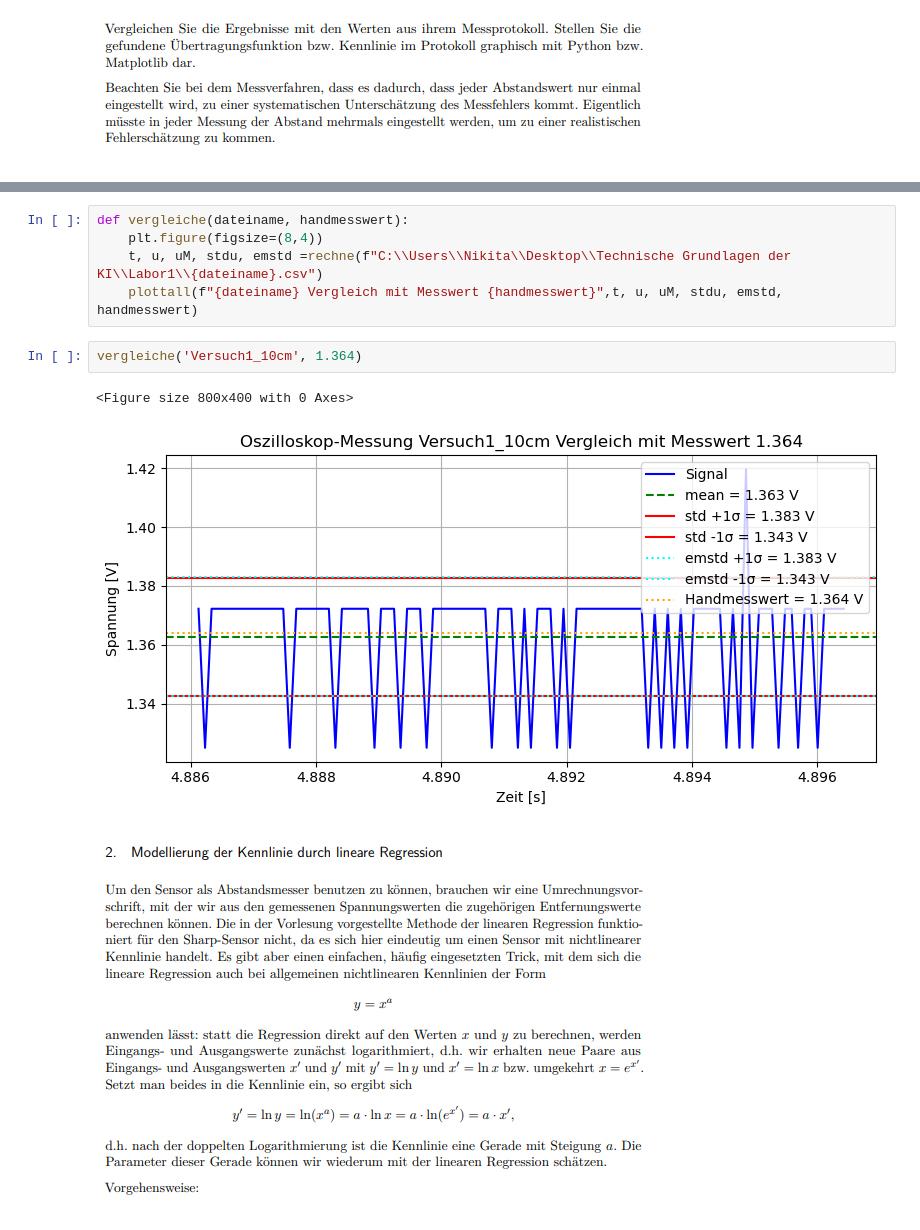
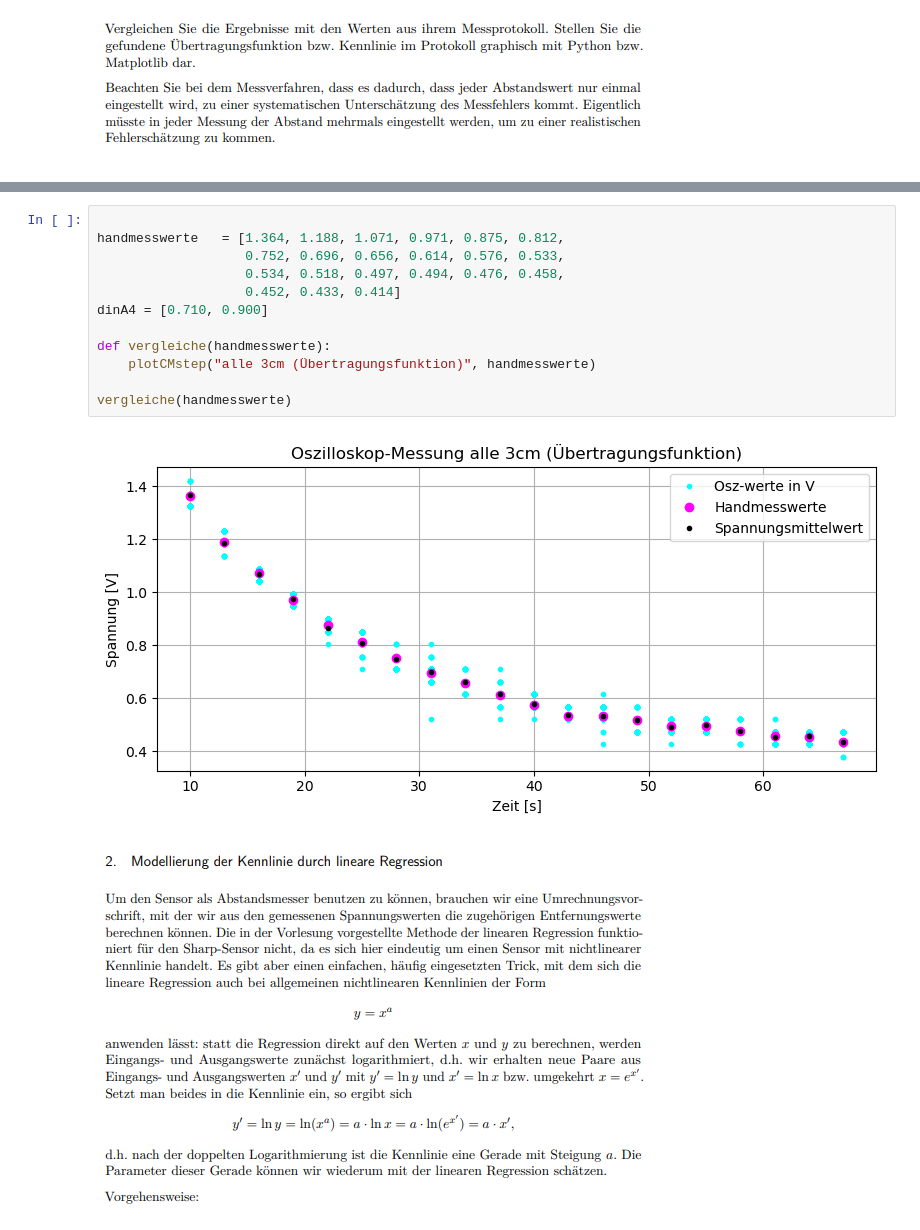
Before and after one commit to NikitaKusch01/TechGrudeKI, a Jupyter notebook: Labor1/datenverarbeitung.ipynb, the cells around one changed output, grey strips where cells are left out. Saved outputs shown, nothing was run; the diff lists cells and outputs as text.

```diff
--- a/Labor1/datenverarbeitung.ipynb
+++ b/Labor1/datenverarbeitung.ipynb
@@ -110,13 +139,17 @@ def plottall(spezifizierung, t, u, spannungMittelwert, standardAbweichungU, emst
 # %%
-def vergleiche(dateiname, handmesswert):
-    plt.figure(figsize=(8,4))
-    t, u, uM, stdu, emstd =rechne(f"C:\\Users\\Nikita\\Desktop\\Technische Grundlagen der KI\\Labor1\\{dateiname}.csv")
-    plottall(f"{dateiname} Vergleich mit Messwert {handmesswert}",t, u, uM, stdu, emstd, handmesswert)
+
+handmesswerte   = [1.364, 1.188, 1.071, 0.971, 0.875, 0.812,
+                   0.752, 0.696, 0.656, 0.614, 0.576, 0.533,
+                   0.534, 0.518, 0.497, 0.494, 0.476, 0.458,
+                   0.452, 0.433, 0.414]
+dinA4 = [0.710, 0.900]
+
+def vergleiche(handmesswerte):
+    plotCMstep("alle 3cm (Übertragungsfunktion)", handmesswerte)
+
+vergleiche(handmesswerte)
+# %% [output]
+[figure, added]
-# %%
-vergleiche('Versuch1_10cm', 1.364)
-# %% [output]
-<Figure size 800x400 with 0 Axes>
-[figure, removed]
 # %% [markdown]
 ![image.png](attachment:image.png)
 # %% [markdown]
```
Also changed, not shown: parts of 5 cells of this notebook, 1 other file.
